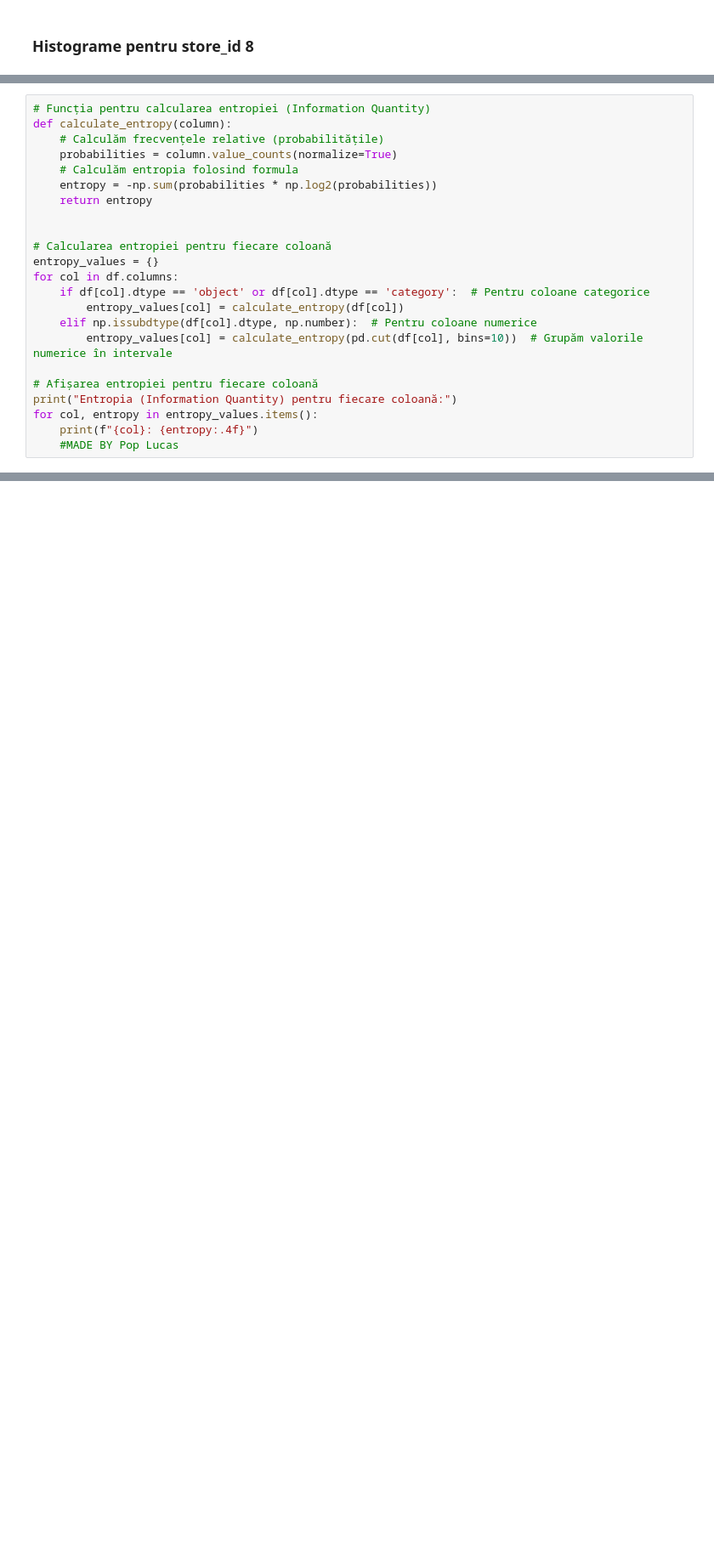
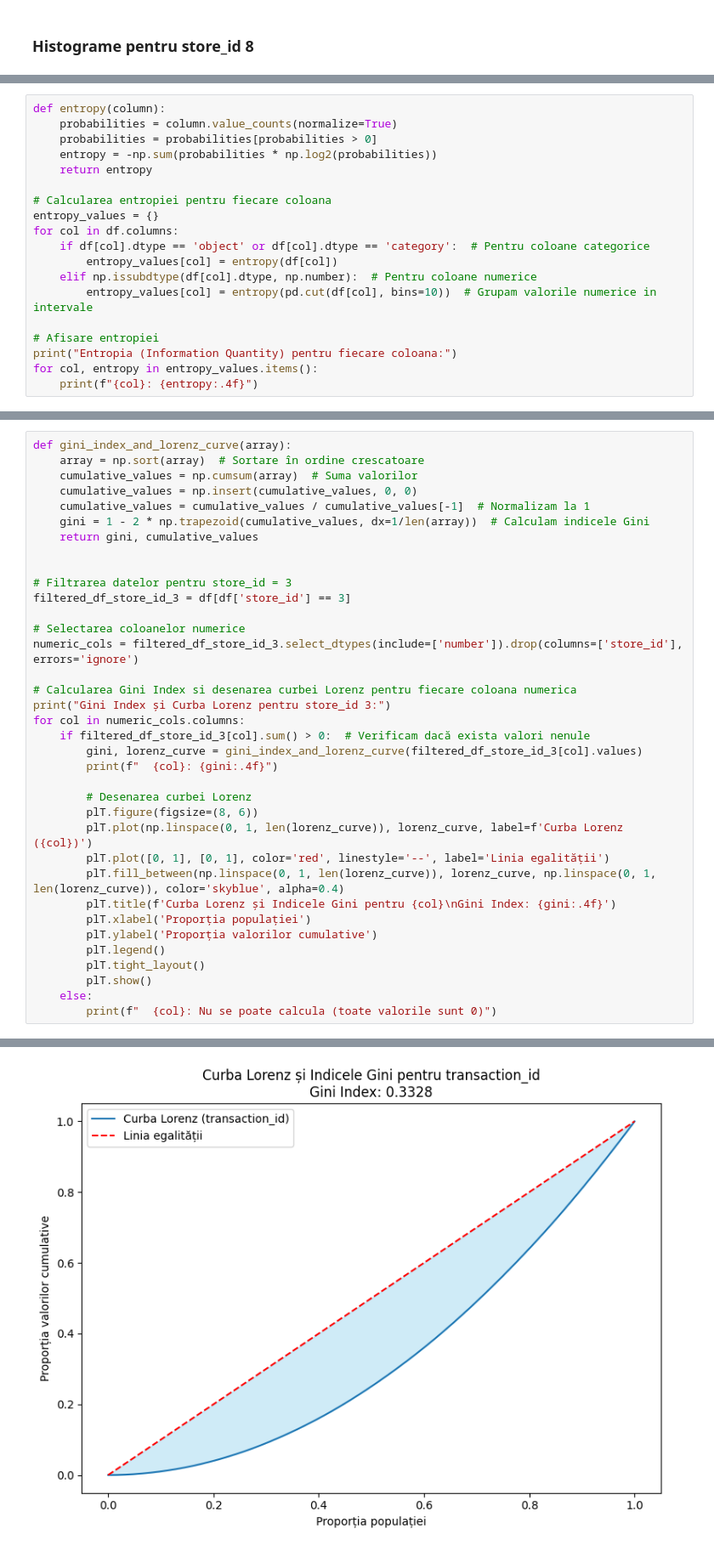
Before and after one commit to PopLuks/Coffe-Shop-sales, a Jupyter notebook: coffe_shop_sales.ipynb, the cells around one changed output, grey strips where cells are left out. Shown at 85% size. Cells and saved outputs as stored; diff of their text form; blank space fills up the shorter version.

```diff
--- a/coffe_shop_sales.ipynb
+++ b/coffe_shop_sales.ipynb
@@ -239,24 +234,20 @@ for col in numeric_cols.columns:
 # %%
-# Funcția pentru calcularea entropiei (Information Quantity)
-def calculate_entropy(column):
-    # Calculăm frecvențele relative (probabilitățile)
+def entropy(column):
     probabilities = column.value_counts(normalize=True)
-    # Calculăm entropia folosind formula
+    probabilities = probabilities[probabilities > 0]
     entropy = -np.sum(probabilities * np.log2(probabilities))
     return entropy
 
-
-# Calcularea entropiei pentru fiecare coloană
+# Calcularea entropiei pentru fiecare coloana
 entropy_values = {}
 for col in df.columns:
     if df[col].dtype == 'object' or df[col].dtype == 'category':  # Pentru coloane categorice
-        entropy_values[col] = calculate_entropy(df[col])
+        entropy_values[col] = entropy(df[col])
     elif np.issubdtype(df[col].dtype, np.number):  # Pentru coloane numerice
-        entropy_values[col] = calculate_entropy(pd.cut(df[col], bins=10))  # Grupăm valorile numerice în intervale
+        entropy_values[col] = entropy(pd.cut(df[col], bins=10))  # Grupam valorile numerice in intervale
 
-# Afișarea entropiei pentru fiecare coloană
-print("Entropia (Information Quantity) pentru fiecare coloană:")
+# Afisare entropiei
+print("Entropia (Information Quantity) pentru fiecare coloana:")
 for col, entropy in entropy_values.items():
     print(f"{col}: {entropy:.4f}")
-    #MADE BY Pop Lucas
 # %% [output]
@@ -286,0 +282,37 @@ plT.show()
+# %%
+def gini_index_and_lorenz_curve(array):
+    array = np.sort(array)  # Sortare în ordine crescatoare
+    cumulative_values = np.cumsum(array)  # Suma valorilor
+    cumulative_values = np.insert(cumulative_values, 0, 0)
+    cumulative_values = cumulative_values / cumulative_values[-1]  # Normalizam la 1
+    gini = 1 - 2 * np.trapezoid(cumulative_values, dx=1/len(array))  # Calculam indicele Gini
+    return gini, cumulative_values
+
+
+# Filtrarea datelor pentru store_id = 3
+filtered_df_store_id_3 = df[df['store_id'] == 3]
+
+# Selectarea coloanelor numerice
+numeric_cols = filtered_df_store_id_3.select_dtypes(include=['number']).drop(columns=['store_id'], errors='ignore')
+
+# Calcularea Gini Index si desenarea curbei Lorenz pentru fiecare coloana numerica
+print("Gini Index și Curba Lorenz pentru store_id 3:")
+for col in numeric_cols.columns:
+    if filtered_df_store_id_3[col].sum() > 0:  # Verificam dacă exista valori nenule
+        gini, lorenz_curve = gini_index_and_lorenz_curve(filtered_df_store_id_3[col].values)
+        print(f"  {col}: {gini:.4f}")
+
+        # Desenarea curbei Lorenz
+        plT.figure(figsize=(8, 6))
+        plT.plot(np.linspace(0, 1, len(lorenz_curve)), lorenz_curve, label=f'Curba Lorenz ({col})')
+        plT.plot([0, 1], [0, 1], color='red', linestyle='--', label='Linia egalității')
+        plT.fill_between(np.linspace(0, 1, len(lorenz_curve)), lorenz_curve, np.linspace(0, 1, len(lorenz_curve)), color='skyblue', alpha=0.4)
+        plT.title(f'Curba Lorenz și Indicele Gini pentru {col}\nGini Index: {gini:.4f}')
+        plT.xlabel('Proporția populației')
+        plT.ylabel('Proporția valorilor cumulative')
+        plT.legend()
+        plT.tight_layout()
+        plT.show()
+    else:
+        print(f"  {col}: Nu se poate calcula (toate valorile sunt 0)")
+# %% [output]
@@ -286,0 +321 @@ plT.show()
+[figure, added]
```
Also changed, not shown: parts of 13 cells of this notebook.
